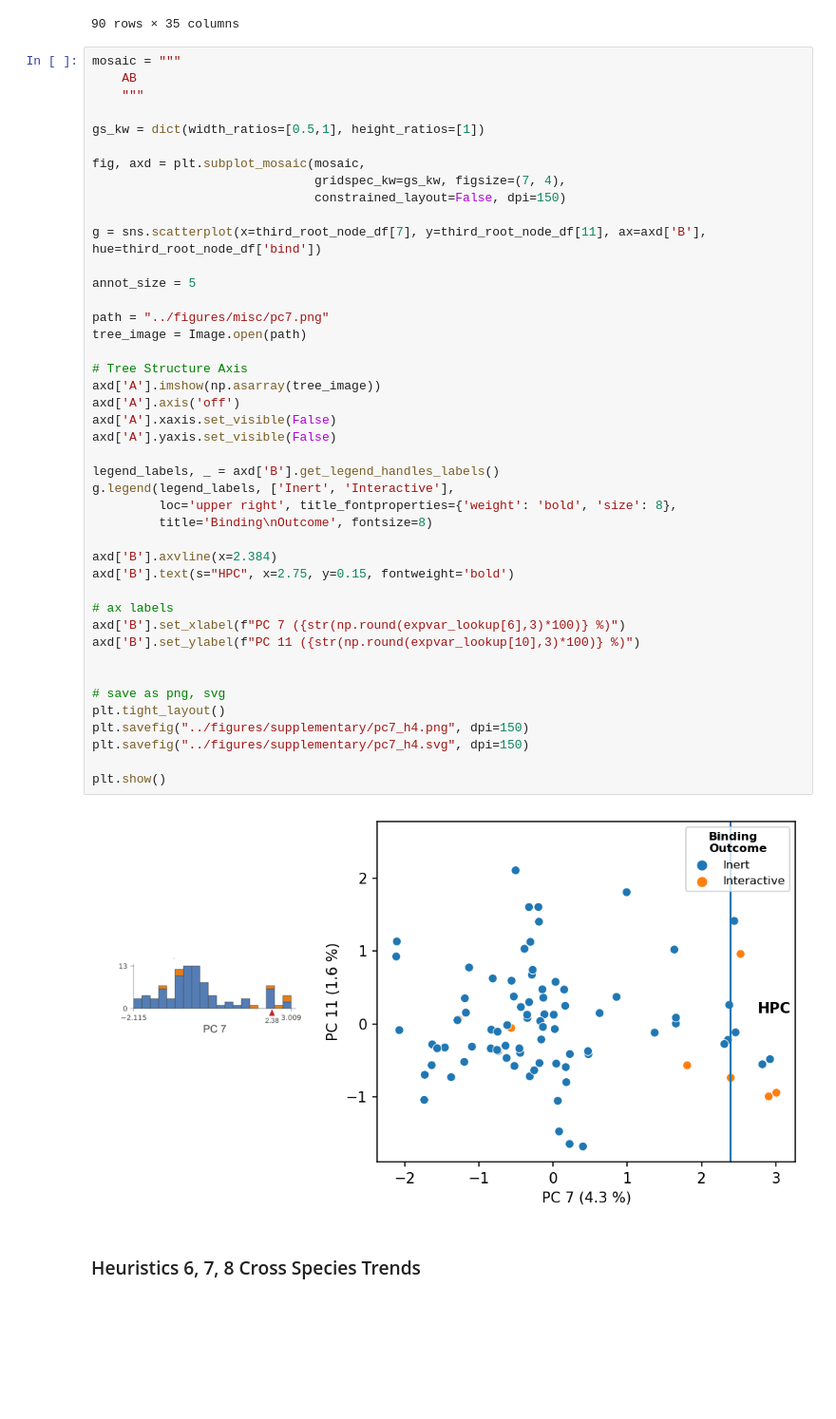
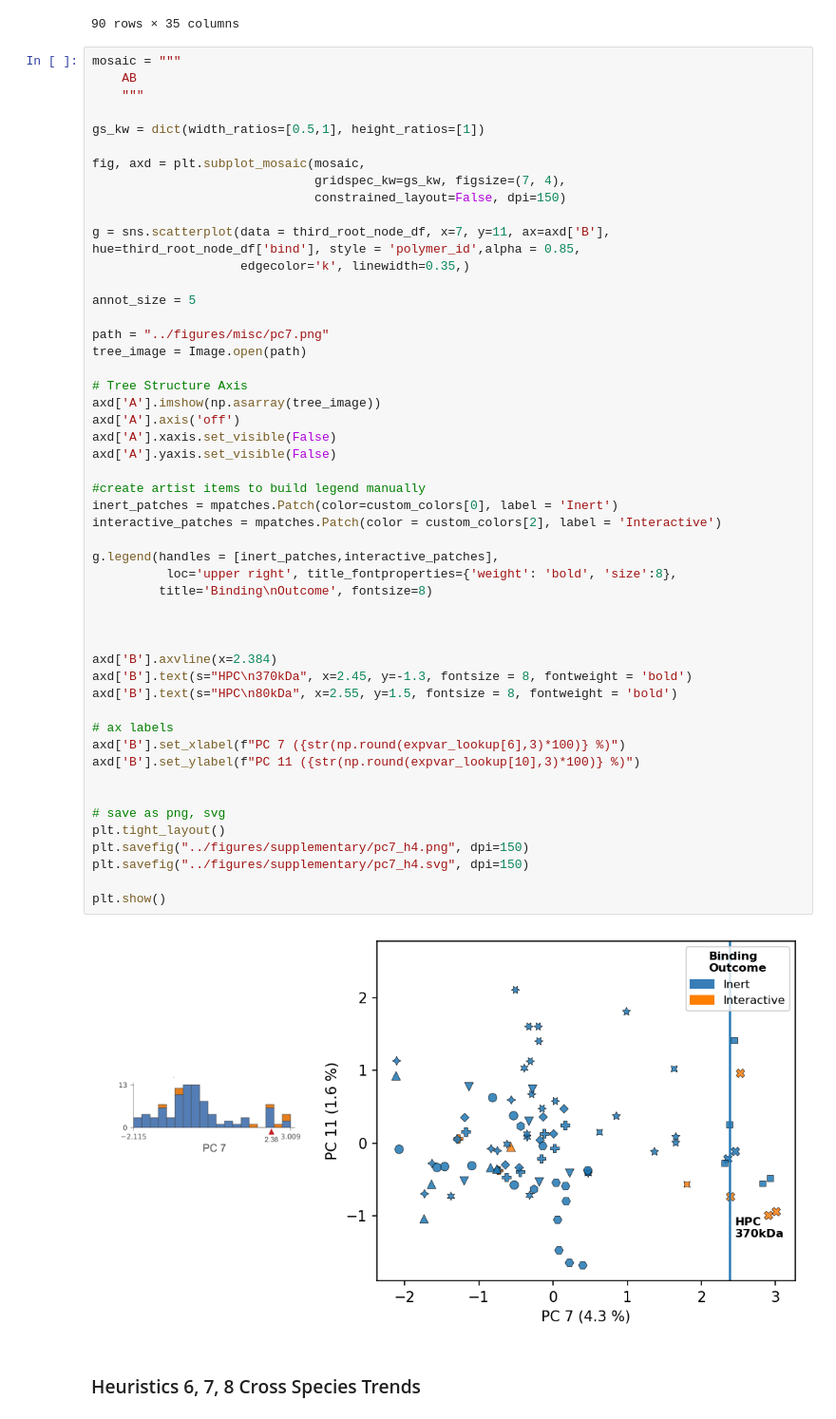
Before and after one commit to Frank-Gu-Lab/infrno, a Jupyter notebook: notebooks/final_model_paper_CDE_rs148.ipynb, the cells around one changed output. Shown at 95% size. Drawn from its saved outputs; the diff is of its cells as text; blank space fills up the shorter version.

Commit message:
update SI figure 5 for marker, legend, and alpha

```diff
--- a/notebooks/final_model_paper_CDE_rs148.ipynb
+++ b/notebooks/final_model_paper_CDE_rs148.ipynb
@@ -875,40 +875,47 @@ fig, axd = plt.subplot_mosaic(mosaic,
                               gridspec_kw=gs_kw, figsize=(7, 4),
                               constrained_layout=False, dpi=150)
 
-g = sns.scatterplot(x=third_root_node_df[7], y=third_root_node_df[11], ax=axd['B'], hue=third_root_node_df['bind'])
+g = sns.scatterplot(data = third_root_node_df, x=7, y=11, ax=axd['B'], hue=third_root_node_df['bind'], style = 'polymer_id',alpha = 0.85,
+                    edgecolor='k', linewidth=0.35,)
 
 annot_size = 5
 
 path = "../figures/misc/pc7.png"
 tree_image = Image.open(path)
 
 # Tree Structure Axis
 axd['A'].imshow(np.asarray(tree_image))
 axd['A'].axis('off')
 axd['A'].xaxis.set_visible(False)
 axd['A'].yaxis.set_visible(False)
 
-legend_labels, _ = axd['B'].get_legend_handles_labels()
-g.legend(legend_labels, ['Inert', 'Interactive'],
-         loc='upper right', title_fontproperties={'weight': 'bold', 'size': 8},
+#create artist items to build legend manually
+inert_patches = mpatches.Patch(color=custom_colors[0], label = 'Inert')
+interactive_patches = mpatches.Patch(color = custom_colors[2], label = 'Interactive')
+
+g.legend(handles = [inert_patches,interactive_patches],
+          loc='upper right', title_fontproperties={'weight': 'bold', 'size':8},
          title='Binding\nOutcome', fontsize=8)
 
+
+
 axd['B'].axvline(x=2.384)
-axd['B'].text(s="HPC", x=2.75, y=0.15, fontweight='bold')
+axd['B'].text(s="HPC\n370kDa", x=2.45, y=-1.3, fontsize = 8, fontweight = 'bold')
+axd['B'].text(s="HPC\n80kDa", x=2.55, y=1.5, fontsize = 8, fontweight = 'bold')
 
 # ax labels
 axd['B'].set_xlabel(f"PC 7 ({str(np.round(expvar_lookup[6],3)*100)} %)")
 axd['B'].set_ylabel(f"PC 11 ({str(np.round(expvar_lookup[10],3)*100)} %)")
 
 
 # save as png, svg
 plt.tight_layout()
 plt.savefig("../figures/supplementary/pc7_h4.png", dpi=150)
 plt.savefig("../figures/supplementary/pc7_h4.svg", dpi=150)
 
 plt.show()
 # %% [output]
-[figure, old version]
+[figure, new version]
 # %% [markdown]
 ### Heuristics 6, 7, 8 Cross Species Trends
 # %%
```
Also changed, not shown: 2 other files.
